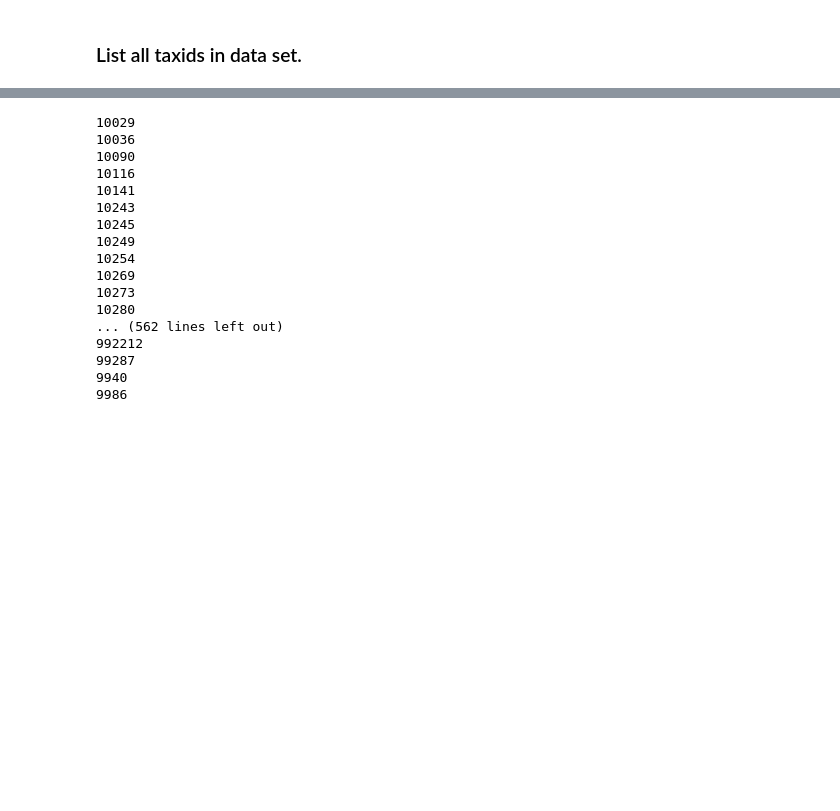
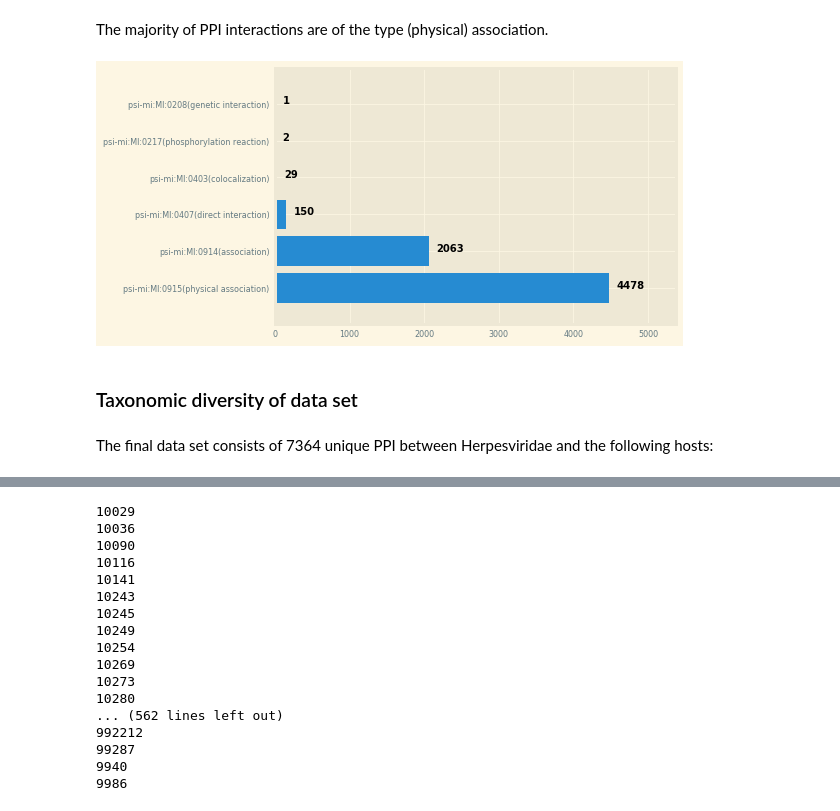
Before and after one commit to pmoris/host-pathogen-ppi-analysis, a Jupyter notebook: notebooks/data-exploration.ipynb, the cells around one changed output, grey strips where cells are left out. Cells and saved outputs as stored; diff of their text form; code cells hidden in the pictures; blank space fills up the shorter version.

```diff
--- a/notebooks/data-exploration.ipynb
+++ b/notebooks/data-exploration.ipynb
@@ -4,0 +207,19 @@
+# %%
+id_mapper.map2uniprot(df_herpes, filepath=r'../../data/interim/mappings/')
+df_herpes = id_mapper.remove_mult(df_herpes)
+
+## adding
+df_herpes.reset_index(inplace=True, drop=True)
+
+
+unmapped = df_herpes.loc[~(df_herpes['xref_A'].str.contains('uniprotkb:') &
+                           df_herpes['xref_B'].str.contains('uniprotkb:'))]
+print('Unmapped proteins:',unmapped.shape[0])
+df_herpes = df_herpes.loc[(df_herpes['xref_A'].str.contains('uniprotkb:') & # only select remapped entries
+                           df_herpes['xref_B'].str.contains('uniprotkb:'))]
+# TO THIS BEFORE CREATING
+df_herpes.reset_index(inplace=True, drop=True)
+# re-create combined identifier
+xref_partners_sorted_array = np.sort(np.stack((df_herpes.xref_A, df_herpes.xref_B), axis=1), axis=1)
+xref_partners_df = pd.DataFrame(xref_partners_sorted_array, columns=['A', 'B'])
+df_herpes['xref_partners_sorted'] = xref_partners_df['A'] + '%' + xref_partners_df['B']
@@ -4,0 +232,4 @@
+# %%
+print(np.sum(df_herpes.duplicated(subset=['xref_partners_sorted'])), 'duplicated PPIs were removed.')
+df_herpes = df_herpes.drop_duplicates(subset=['xref_partners_sorted'], keep='first')
+df_herpes = df_herpes.reset_index(drop=True)
@@ -5,2 +254,18 @@
+# %% [markdown]
+The majority of PPI interactions are of the type (physical) association.
+# %%
+height = df_herpes['interaction_type'].value_counts()
+bars = height.index
+y_pos = np.arange(len(bars))
+plt.barh(y_pos, height)
+plt.yticks(y_pos, bars)
+for i in range(len(y_pos)):
+    plt.text(x = height[i]+100 , y = y_pos[i], s = height[i], size = 10, fontweight = 'bold')
+plt.margins(0.2, 0.1)
+plt.show()
+# %% [output]
+[figure, added]
 # %% [markdown]
-### List all taxids in data set.
+### Taxonomic diversity of data set
+# %% [markdown]
+The final data set consists of 7364 unique PPI between Herpesviridae and the following hosts:
```
Also changed, not shown: parts of 59 cells of this notebook.
